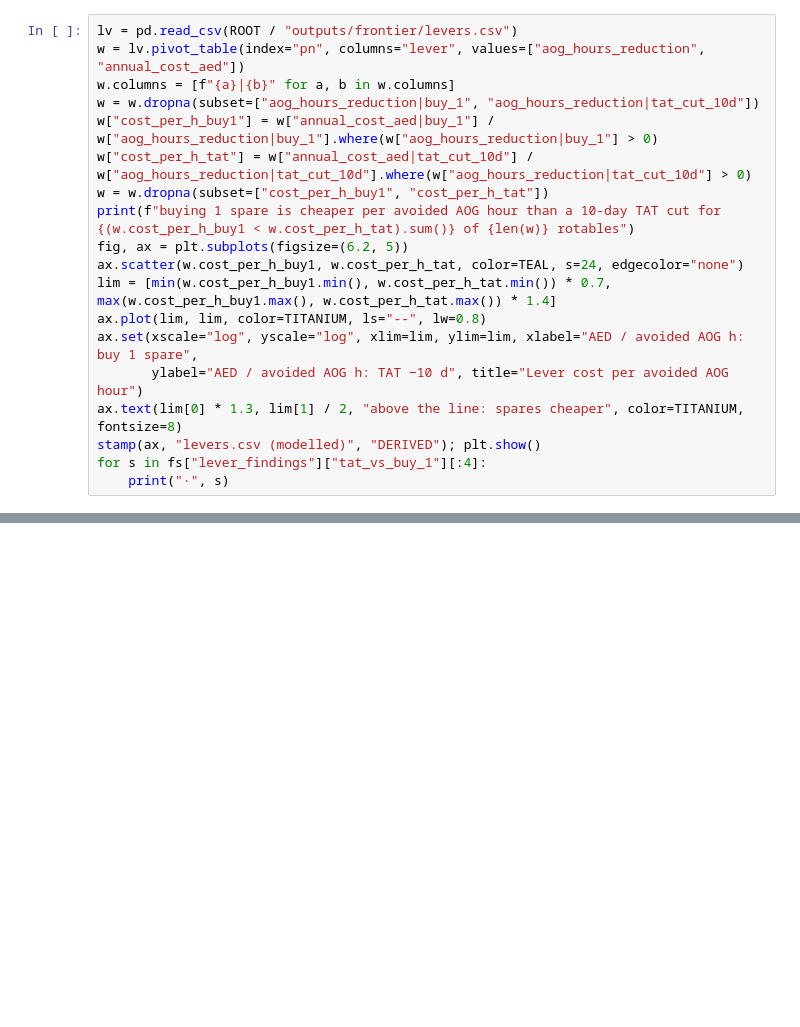
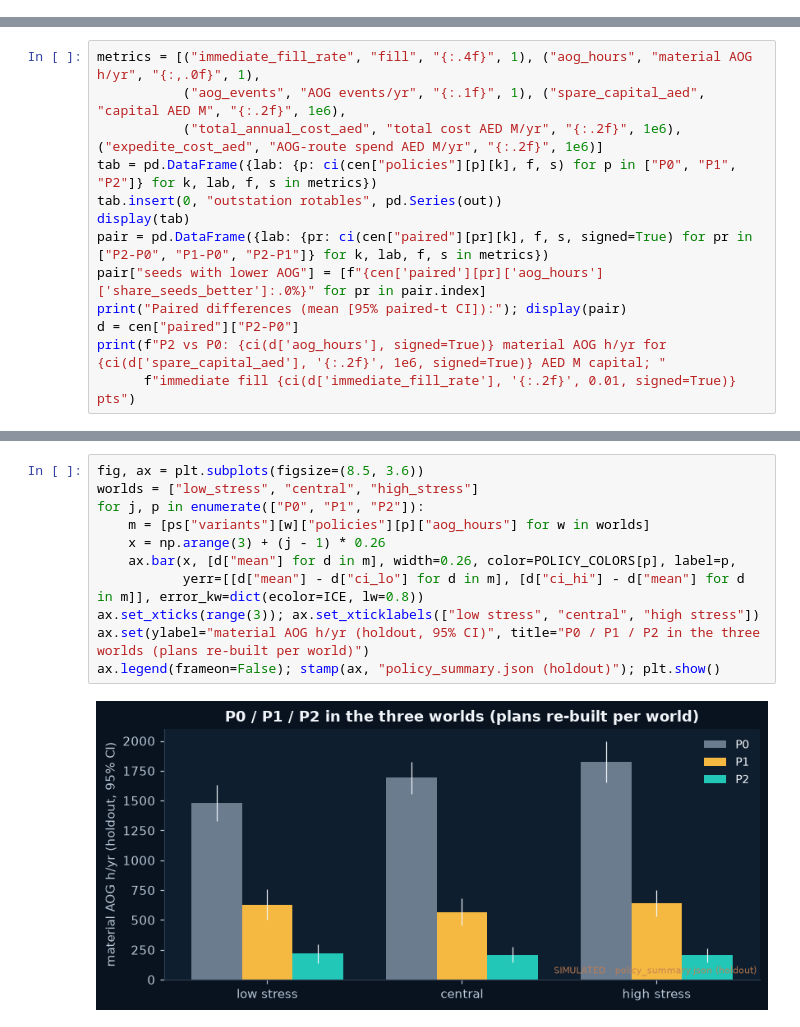
Before and after one commit to akashgajjar07-hue/grounded-no-more, a Jupyter notebook: notebooks/03_policy_and_frontier.ipynb, the cells around one changed output, grey strips where cells are left out. Cells and saved outputs as stored; diff of their text form; blank space fills up the shorter version.

```diff
--- a/notebooks/03_policy_and_frontier.ipynb
+++ b/notebooks/03_policy_and_frontier.ipynb
@@ -199,19 +0,0 @@ The optimiser compares, per rotable, buying 1–2 spares with paying the shop to
-# %%
-lv = pd.read_csv(ROOT / "outputs/frontier/levers.csv")
-w = lv.pivot_table(index="pn", columns="lever", values=["aog_hours_reduction", "annual_cost_aed"])
-w.columns = [f"{a}|{b}" for a, b in w.columns]
-w = w.dropna(subset=["aog_hours_reduction|buy_1", "aog_hours_reduction|tat_cut_10d"])
-w["cost_per_h_buy1"] = w["annual_cost_aed|buy_1"] / w["aog_hours_reduction|buy_1"].where(w["aog_hours_reduction|buy_1"] > 0)
-w["cost_per_h_tat"] = w["annual_cost_aed|tat_cut_10d"] / w["aog_hours_reduction|tat_cut_10d"].where(w["aog_hours_reduction|tat_cut_10d"] > 0)
-w = w.dropna(subset=["cost_per_h_buy1", "cost_per_h_tat"])
-print(f"buying 1 spare is cheaper per avoided AOG hour than a 10-day TAT cut for {(w.cost_per_h_buy1 < w.cost_per_h_tat).sum()} of {len(w)} rotables")
-fig, ax = plt.subplots(figsize=(6.2, 5))
-ax.scatter(w.cost_per_h_buy1, w.cost_per_h_tat, color=TEAL, s=24, edgecolor="none")
-lim = [min(w.cost_per_h_buy1.min(), w.cost_per_h_tat.min()) * 0.7, max(w.cost_per_h_buy1.max(), w.cost_per_h_tat.max()) * 1.4]
-ax.plot(lim, lim, color=TITANIUM, ls="--", lw=0.8)
-ax.set(xscale="log", yscale="log", xlim=lim, ylim=lim, xlabel="AED / avoided AOG h: buy 1 spare",
-       ylabel="AED / avoided AOG h: TAT −10 d", title="Lever cost per avoided AOG hour")
-ax.text(lim[0] * 1.3, lim[1] / 2, "above the line: spares cheaper", color=TITANIUM, fontsize=8)
-stamp(ax, "levers.csv (modelled)", "DERIVED"); plt.show()
-for s in fs["lever_findings"]["tat_vs_buy_1"][:4]:
-    print("·", s)
@@ -317,0 +46,13 @@ Every policy here, P0/P1/P2 included, leans on the engine's AOG-desk emergency b
+# %%
+metrics = [("immediate_fill_rate", "fill", "{:.4f}", 1), ("aog_hours", "material AOG h/yr", "{:,.0f}", 1),
+           ("aog_events", "AOG events/yr", "{:.1f}", 1), ("spare_capital_aed", "capital AED M", "{:.2f}", 1e6),
+           ("total_annual_cost_aed", "total cost AED M/yr", "{:.2f}", 1e6), ("expedite_cost_aed", "AOG-route spend AED M/yr", "{:.2f}", 1e6)]
+tab = pd.DataFrame({lab: {p: ci(cen["policies"][p][k], f, s) for p in ["P0", "P1", "P2"]} for k, lab, f, s in metrics})
+tab.insert(0, "outstation rotables", pd.Series(out))
+display(tab)
+pair = pd.DataFrame({lab: {pr: ci(cen["paired"][pr][k], f, s, signed=True) for pr in ["P2-P0", "P1-P0", "P2-P1"]} for k, lab, f, s in metrics})
+pair["seeds with lower AOG"] = [f"{cen['paired'][pr]['aog_hours']['share_seeds_better']:.0%}" for pr in pair.index]
+print("Paired differences (mean [95% paired-t CI]):"); display(pair)
+d = cen["paired"]["P2-P0"]
+print(f"P2 vs P0: {ci(d['aog_hours'], signed=True)} material AOG h/yr for {ci(d['spare_capital_aed'], '{:.2f}', 1e6, signed=True)} AED M capital; "
+      f"immediate fill {ci(d['immediate_fill_rate'], '{:.2f}', 0.01, signed=True)} pts")
@@ -317,0 +124,13 @@ Every policy here, P0/P1/P2 included, leans on the engine's AOG-desk emergency b
+# %%
+fig, ax = plt.subplots(figsize=(8.5, 3.6))
+worlds = ["low_stress", "central", "high_stress"]
+for j, p in enumerate(["P0", "P1", "P2"]):
+    m = [ps["variants"][w]["policies"][p]["aog_hours"] for w in worlds]
+    x = np.arange(3) + (j - 1) * 0.26
+    ax.bar(x, [d["mean"] for d in m], width=0.26, color=POLICY_COLORS[p], label=p,
+           yerr=[[d["mean"] - d["ci_lo"] for d in m], [d["ci_hi"] - d["mean"] for d in m]], error_kw=dict(ecolor=ICE, lw=0.8))
+ax.set_xticks(range(3)); ax.set_xticklabels(["low stress", "central", "high stress"])
+ax.set(ylabel="material AOG h/yr (holdout, 95% CI)", title="P0 / P1 / P2 in the three worlds (plans re-built per world)")
+ax.legend(frameon=False); stamp(ax, "policy_summary.json (holdout)"); plt.show()
+# %% [output]
+[figure, added]
```
Also changed, not shown: parts of 56 cells of this notebook, 12 other files.
